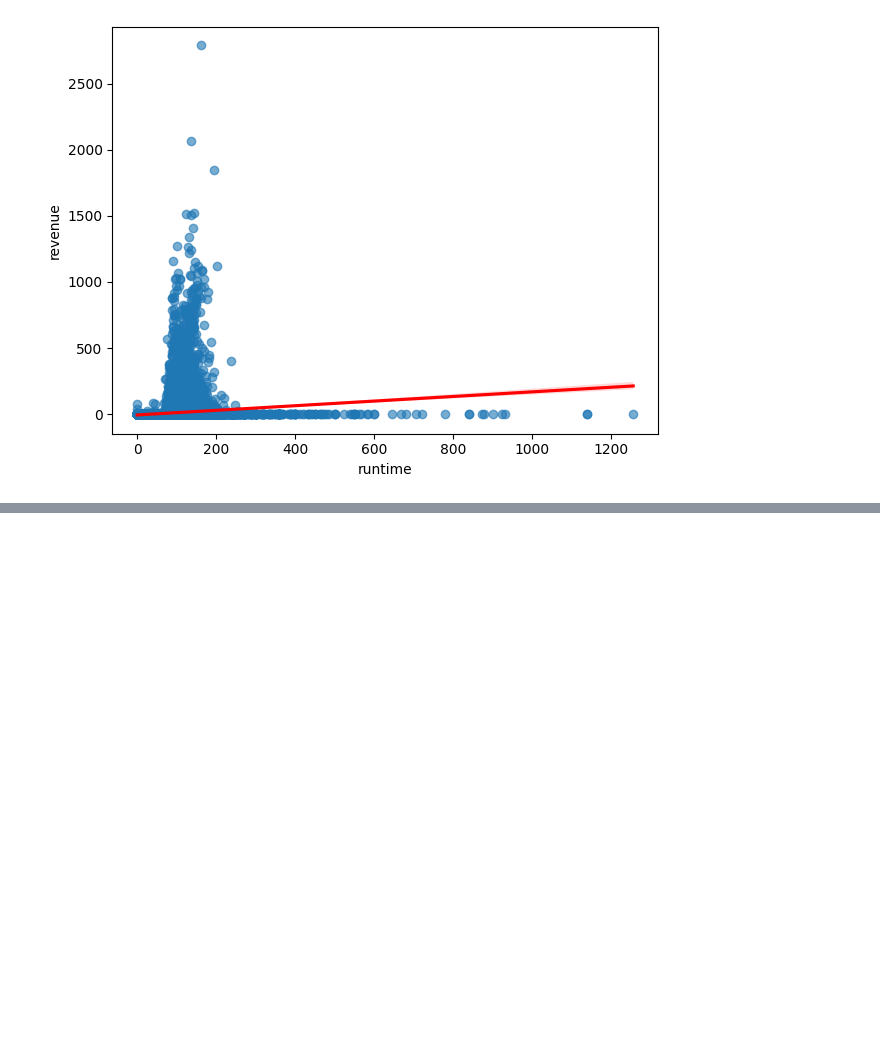
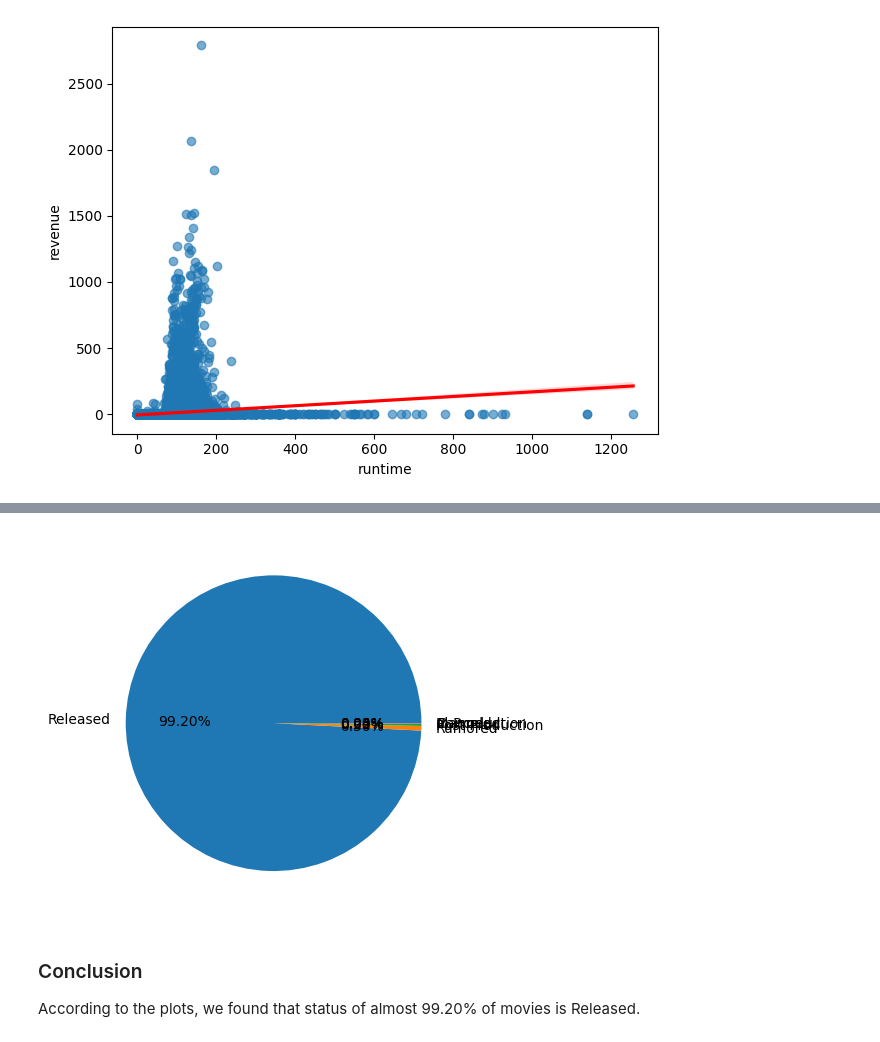
Before and after one commit to MohammadRouintan/Movie-Recommender-System, a Jupyter notebook: MovieMetadataEDA.ipynb, the cells around one changed output, grey strips where cells are left out. Drawn from its saved outputs; the diff is of its cells as text; code cells hidden in the pictures; blank space fills up the shorter version.

```diff
--- a/MovieMetadataEDA.ipynb
+++ b/MovieMetadataEDA.ipynb
@@ -596,0 +658,8 @@ plt.tight_layout()
+# %%
+plt.pie(movies['status'].value_counts().values, labels=np.delete(movies['status'].unique(),1), autopct='%1.2f%%')
+plt.show()
+# %% [output]
+[figure, added]
+# %% [markdown]
+### Conclusion
+According to the plots, we found that status of almost 99.20% of movies is Released.
```
Also changed, not shown: parts of 45 cells of this notebook, 1 other file.
